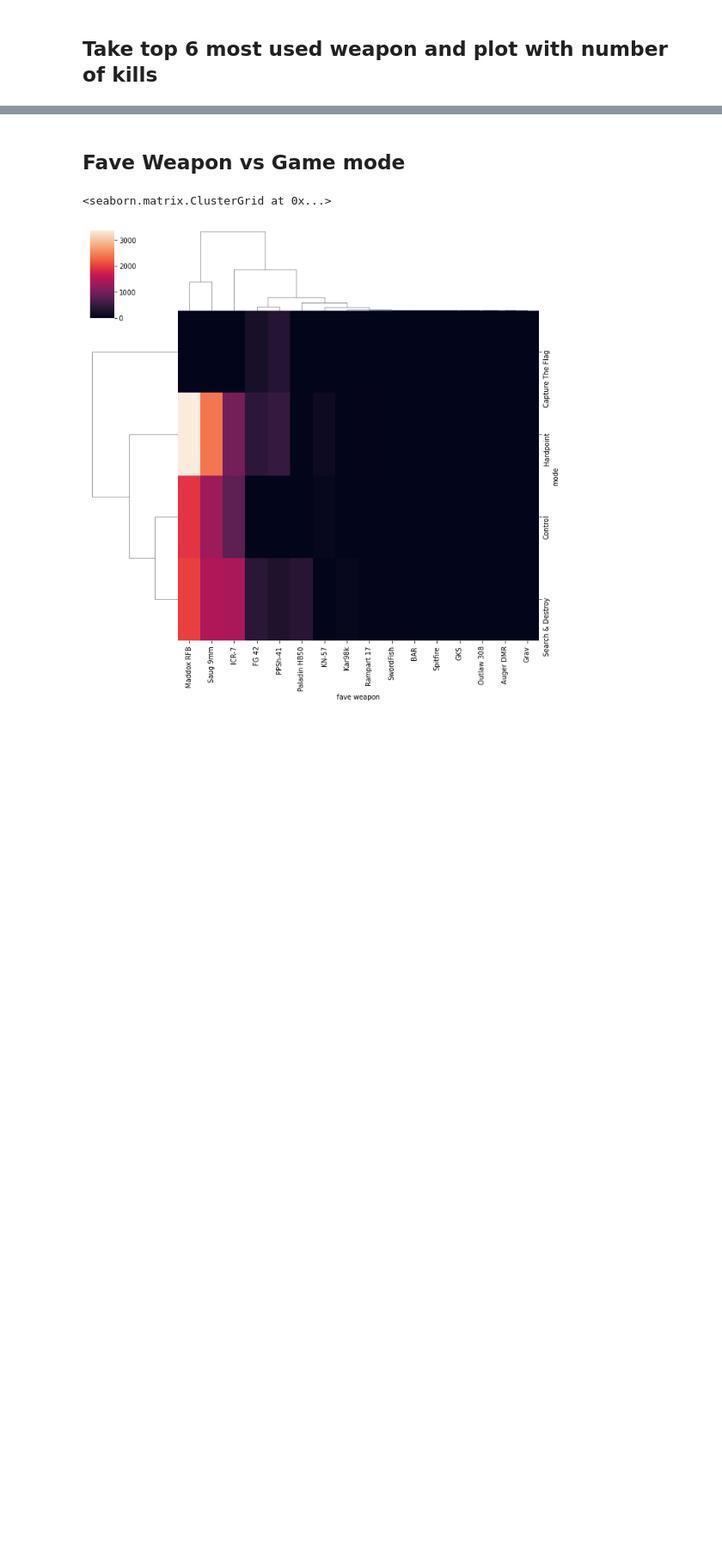
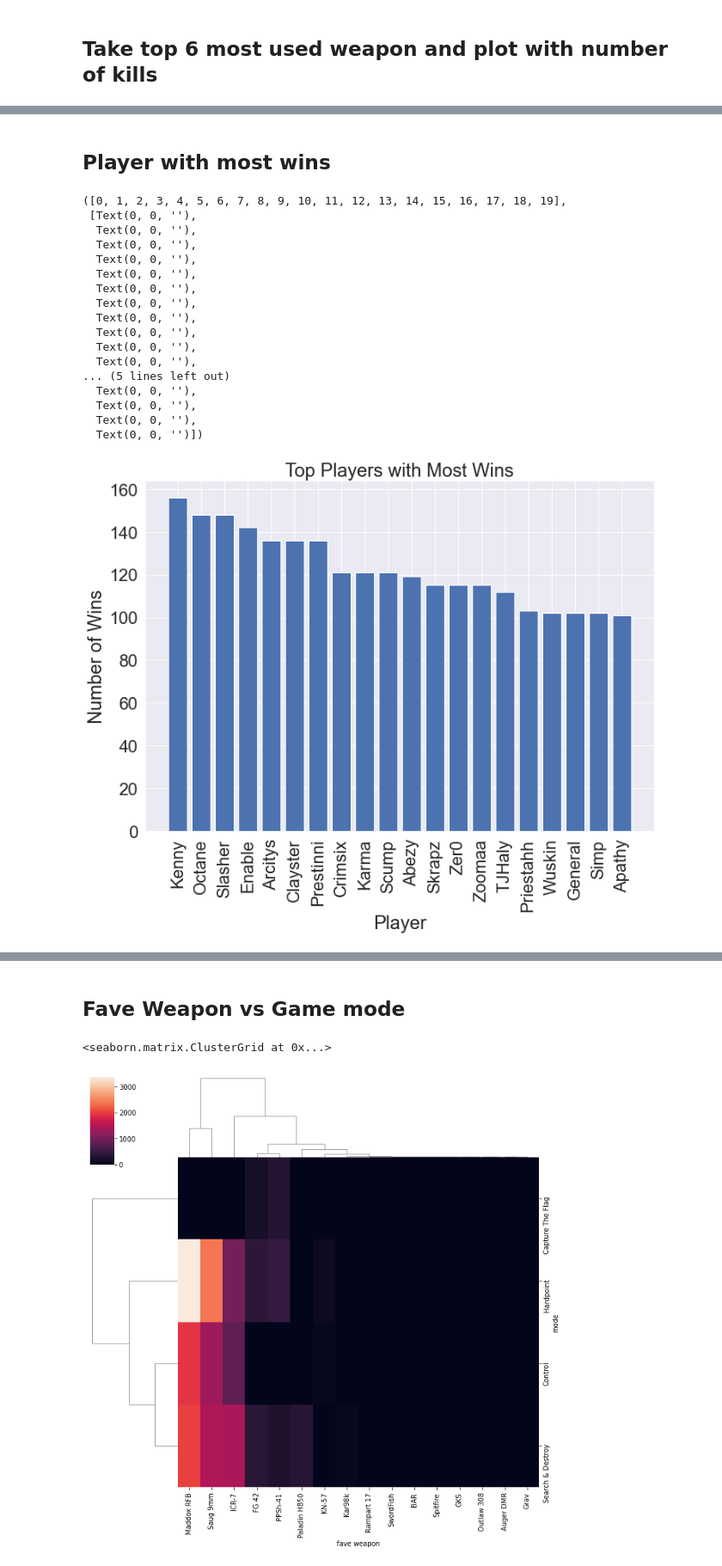
Before and after one commit to wavyvone/COD_Analysis, a Jupyter notebook: cod_analysis.ipynb, the cells around one changed output, grey strips where cells are left out. Shown at 86% size. Saved outputs shown, nothing was run; the diff lists cells and outputs as text; code cells hidden in the pictures; blank space fills up the shorter version.

```diff
--- a/cod_analysis.ipynb
+++ b/cod_analysis.ipynb
@@ -81,0 +144,42 @@ plt.legend()
+# %% [markdown]
+## Player with most wins
+# %%
+sns.set(rc={'figure.figsize':(11.7,8.27)}, font_scale=2)
+win_player = {}
+for i in cod_data['win?'].index:
+    if cod_data['win?'][i] == 'W':
+        if cod_data['player'][i] not in win_player:
+            win_player[cod_data['player'][i]] = 1
+        else:
+            win_player[cod_data['player'][i]] += 1
+
+sorted_win_player = dict(sorted(win_player.items(), key=lambda x:x[1], reverse=True))
+x_winPlayer = list(sorted_win_player.keys())[:20]
+y_winPlayer =list(sorted_win_player.items())[:20]
+df = dict(y_winPlayer)
+
+#sns.barplot(data=df, x="Player", y="Number of Wins")
+plt.bar(*zip(*y_winPlayer))
+plt.title("Top Players with Most Wins")
+plt.xlabel("Player")
+plt.ylabel("Number of Wins")
+plt.xticks(rotation=90)
+# %% [output]
+([0, 1, 2, 3, 4, 5, 6, 7, 8, 9, 10, 11, 12, 13, 14, 15, 16, 17, 18, 19],
+ [Text(0, 0, ''),
+  Text(0, 0, ''),
+  Text(0, 0, ''),
+  Text(0, 0, ''),
+  Text(0, 0, ''),
+  Text(0, 0, ''),
+  Text(0, 0, ''),
+  Text(0, 0, ''),
+  Text(0, 0, ''),
+  Text(0, 0, ''),
+  Text(0, 0, ''),
+... (5 lines left out)
+  Text(0, 0, ''),
+  Text(0, 0, ''),
+  Text(0, 0, ''),
+  Text(0, 0, '')])
+[figure, added]
```
Also changed, not shown: parts of 22 cells of this notebook.
